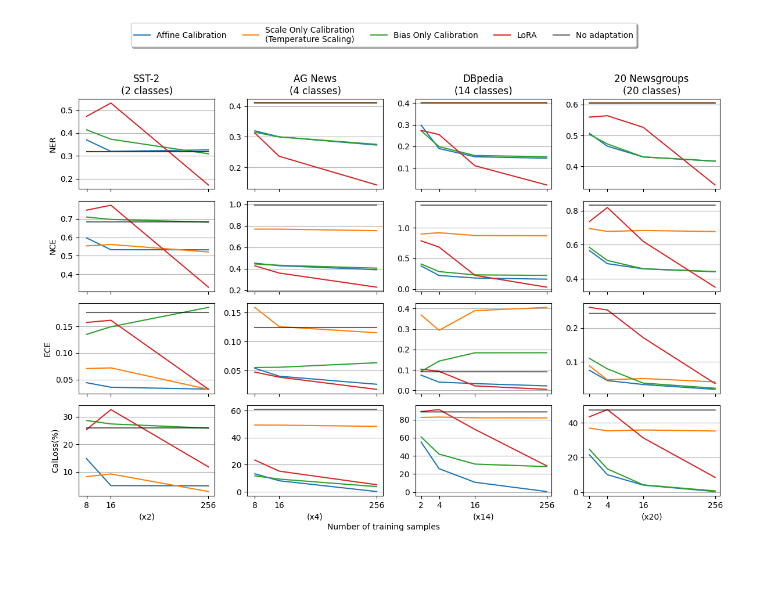
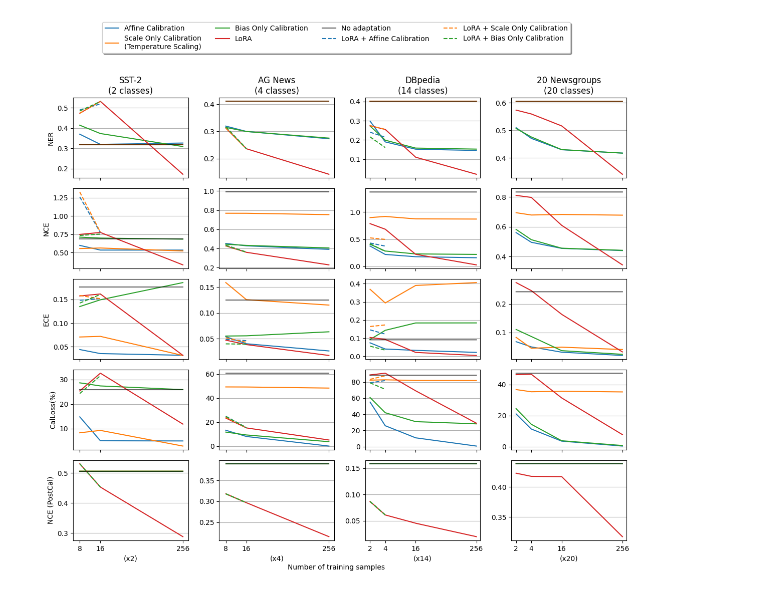
Before and after one commit to LautaroEst/llmcal, a Jupyter notebook: notebooks/results.ipynb, the cells around one changed output. Drawn from its saved outputs; the diff is of its cells as text; code cells hidden in the pictures; blank space fills up the shorter version.

```diff
--- a/notebooks/results.ipynb
+++ b/notebooks/results.ipynb
@@ -39,7 +39,8 @@ df_lora_cal = df.loc[
      (df["cal_method"] == "bias_only")),
     ["dataset", "size", "base_method", "cal_method", "norm_error_rate", "norm_cross_entropy", "ece", "cal_loss_bias", "norm_min_calibration_bias"]
 ]
-df_results = df.loc[(df["base_method"] != "lora_xval"), :]
+# df_results = df.loc[(df["base_method"] != "lora_xval") | (df["cal_method"] != "no_calibration"), :]
+df_results = df
 df_lora_cal
 # %% [output]
 |  | dataset | size | base_method | cal_method | norm_error_rate | norm_cross_entropy | ece | ... |
@@ -53,6 +70,6 @@ df_results.loc[(df_results["dataset"] == "agnews") & (df_results["size"] == 8),[
 | 13 | agnews | 8 | 32 | basic_agnews_0-shot_litgpt | 0 | lm_tinyllama | no_adaptation | bias_only | test | ... |
 | 14 | agnews | 8 | 32 | basic_agnews_0-shot_litgpt | 0 | lm_tinyllama | no_adaptation | temp_scaling | test | ... |
 # %%
-plot_results_for_model(df_results, "lm_tinyllama", metrics[:4], width = 0.5)
+plot_results_for_model(df_results, "lm_tinyllama", metrics, width = 0.5)
 # %% [output]
-[figure, old version]
+[figure, new version]
```
Also changed, not shown: parts of 2 cells of this notebook, 3 other files.
